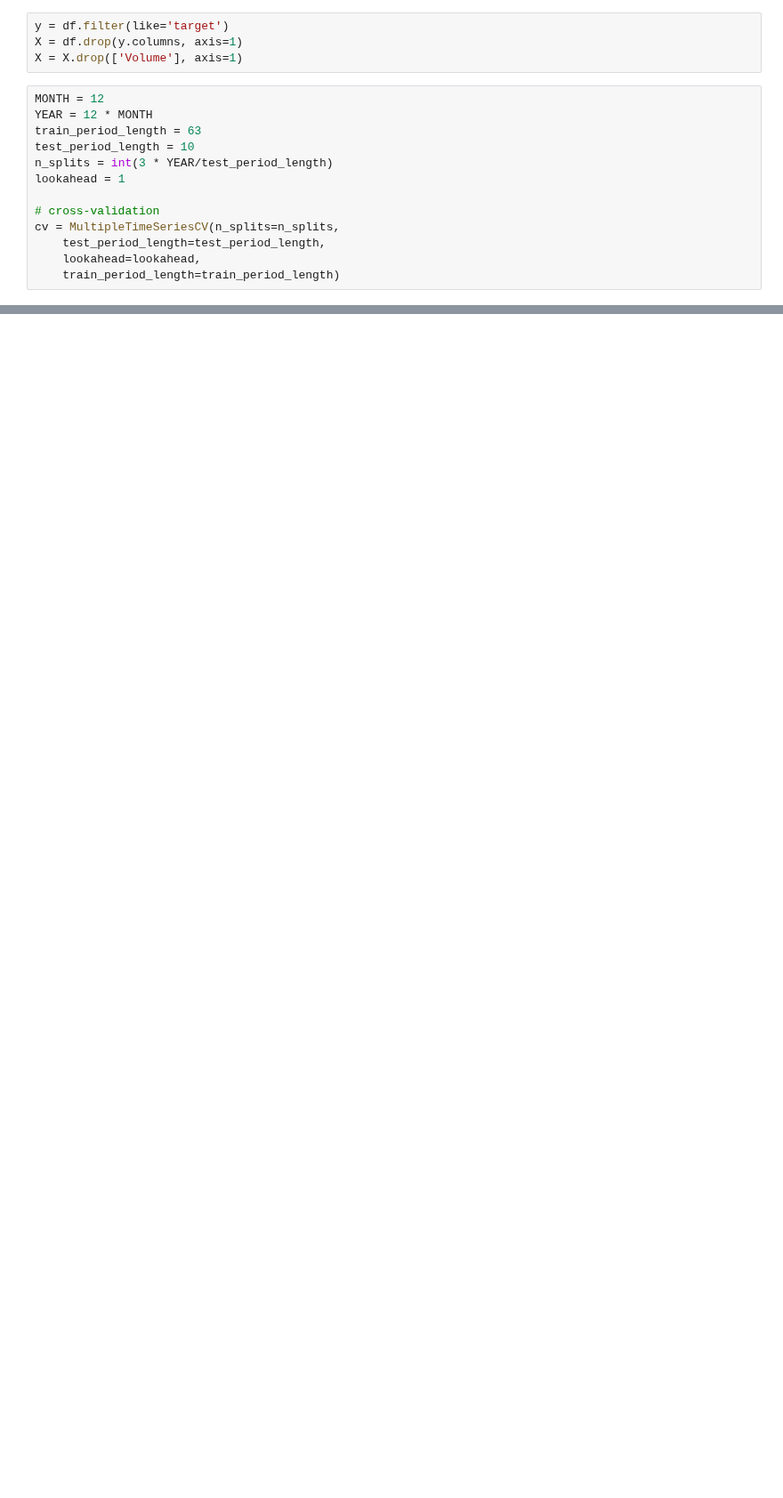
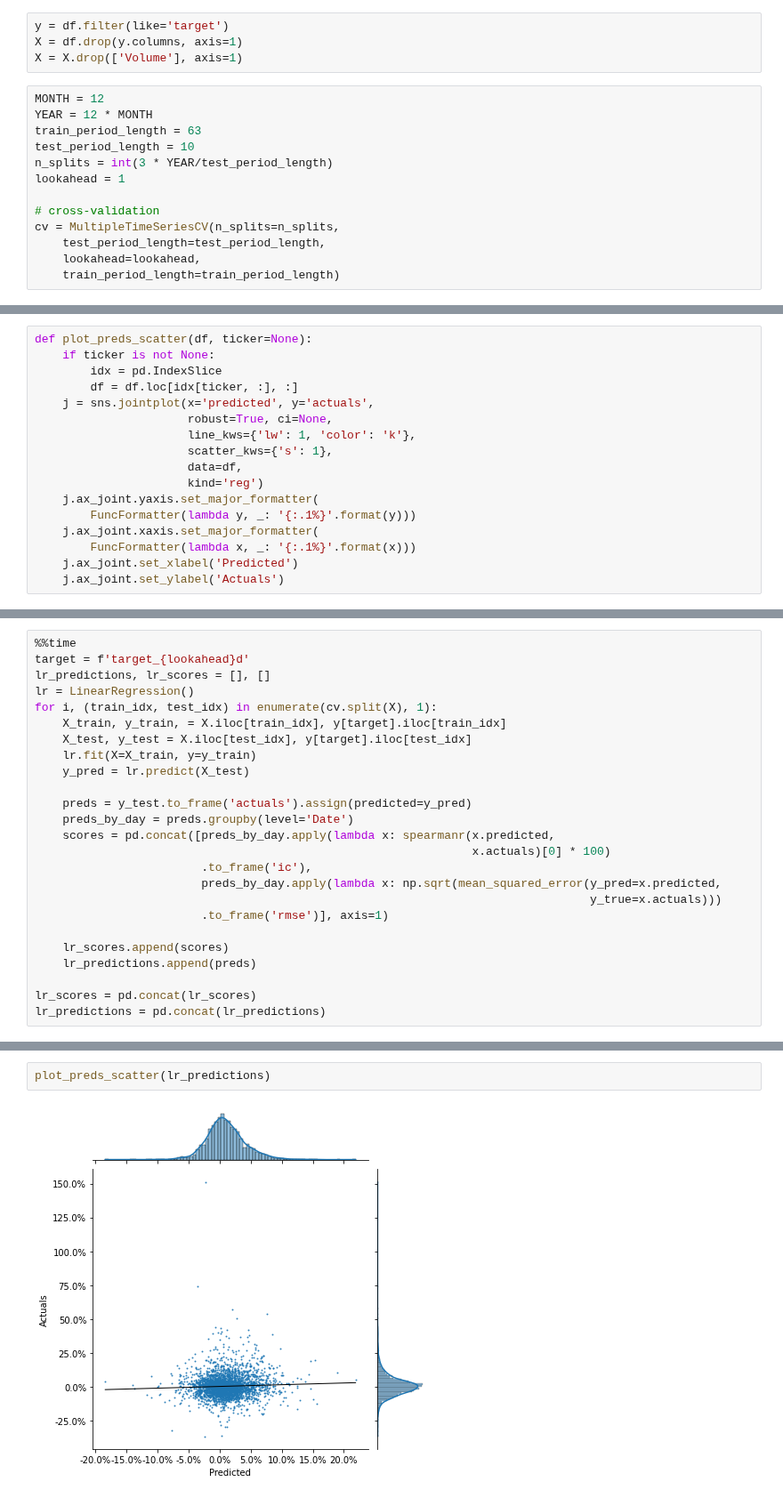
Before and after one commit to amicha02/ape_mining, a Jupyter notebook: notebooks/3.0-mw-OLS-Prediction-1.ipynb, the cells around one changed output, grey strips where cells are left out. Shown at 89% size. Drawn from its saved outputs; the diff is of its cells as text; blank space fills up the shorter version.

Commit message:
Linear regression

```diff
--- a/notebooks/3.0-mw-OLS-Prediction-1.ipynb
+++ b/notebooks/3.0-mw-OLS-Prediction-1.ipynb
@@ -139,0 +159,17 @@ for train_idx, test_idx in cv.split(X=data):
+# %%
+def plot_preds_scatter(df, ticker=None):
+    if ticker is not None:
+        idx = pd.IndexSlice
+        df = df.loc[idx[ticker, :], :]
+    j = sns.jointplot(x='predicted', y='actuals',
+                      robust=True, ci=None,
+                      line_kws={'lw': 1, 'color': 'k'},
+                      scatter_kws={'s': 1},
+                      data=df,
+                      kind='reg')
+    j.ax_joint.yaxis.set_major_formatter(
+        FuncFormatter(lambda y, _: '{:.1%}'.format(y)))
+    j.ax_joint.xaxis.set_major_formatter(
+        FuncFormatter(lambda x, _: '{:.1%}'.format(x)))
+    j.ax_joint.set_xlabel('Predicted')
+    j.ax_joint.set_ylabel('Actuals')
@@ -139,0 +213,25 @@ for train_idx, test_idx in cv.split(X=data):
+# %%
+%%time
+target = f'target_{lookahead}d'
+lr_predictions, lr_scores = [], []
+lr = LinearRegression()
+for i, (train_idx, test_idx) in enumerate(cv.split(X), 1):
+    X_train, y_train, = X.iloc[train_idx], y[target].iloc[train_idx]
+    X_test, y_test = X.iloc[test_idx], y[target].iloc[test_idx]
+    lr.fit(X=X_train, y=y_train)
+    y_pred = lr.predict(X_test)
+
+    preds = y_test.to_frame('actuals').assign(predicted=y_pred)
+    preds_by_day = preds.groupby(level='Date')
+    scores = pd.concat([preds_by_day.apply(lambda x: spearmanr(x.predicted,
+                                                               x.actuals)[0] * 100)
+                        .to_frame('ic'),
+                        preds_by_day.apply(lambda x: np.sqrt(mean_squared_error(y_pred=x.predicted,
+                                                                                y_true=x.actuals)))
+                        .to_frame('rmse')], axis=1)
+
+    lr_scores.append(scores)
+    lr_predictions.append(preds)
+
+lr_scores = pd.concat(lr_scores)
+lr_predictions = pd.concat(lr_predictions)
@@ -139,0 +246,4 @@ for train_idx, test_idx in cv.split(X=data):
+# %%
+plot_preds_scatter(lr_predictions)
+# %% [output]
+[figure, added]
```
Also changed, not shown: parts of 14 cells of this notebook, 1 other file.
